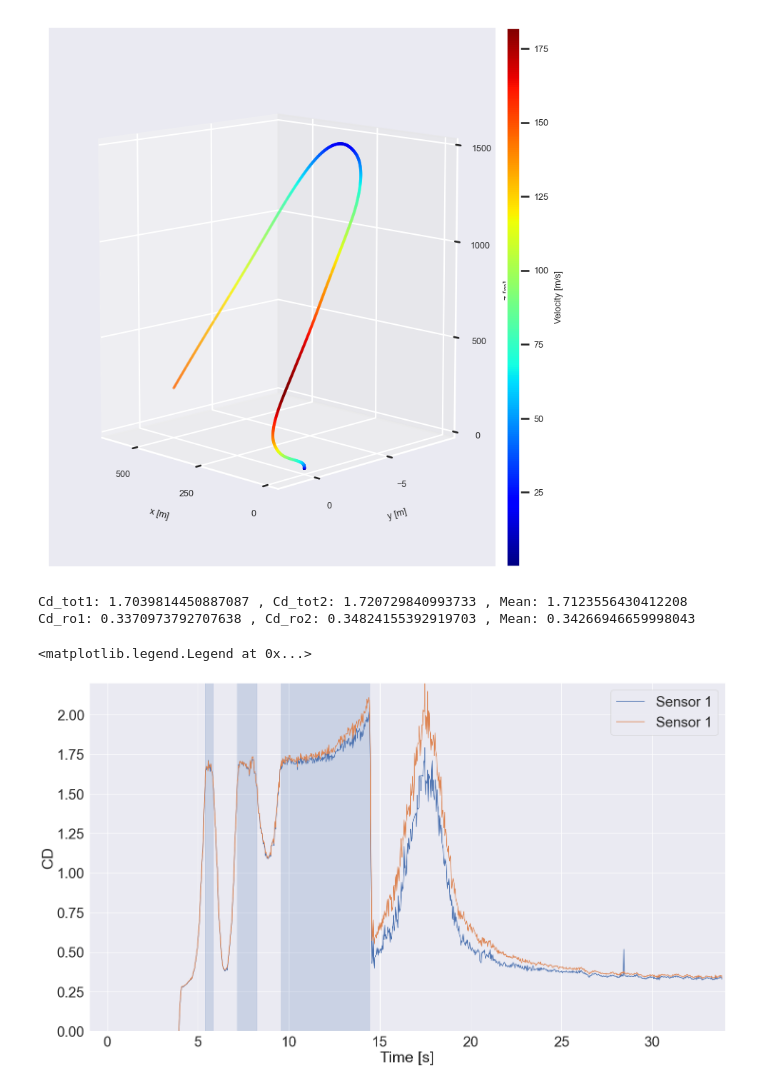
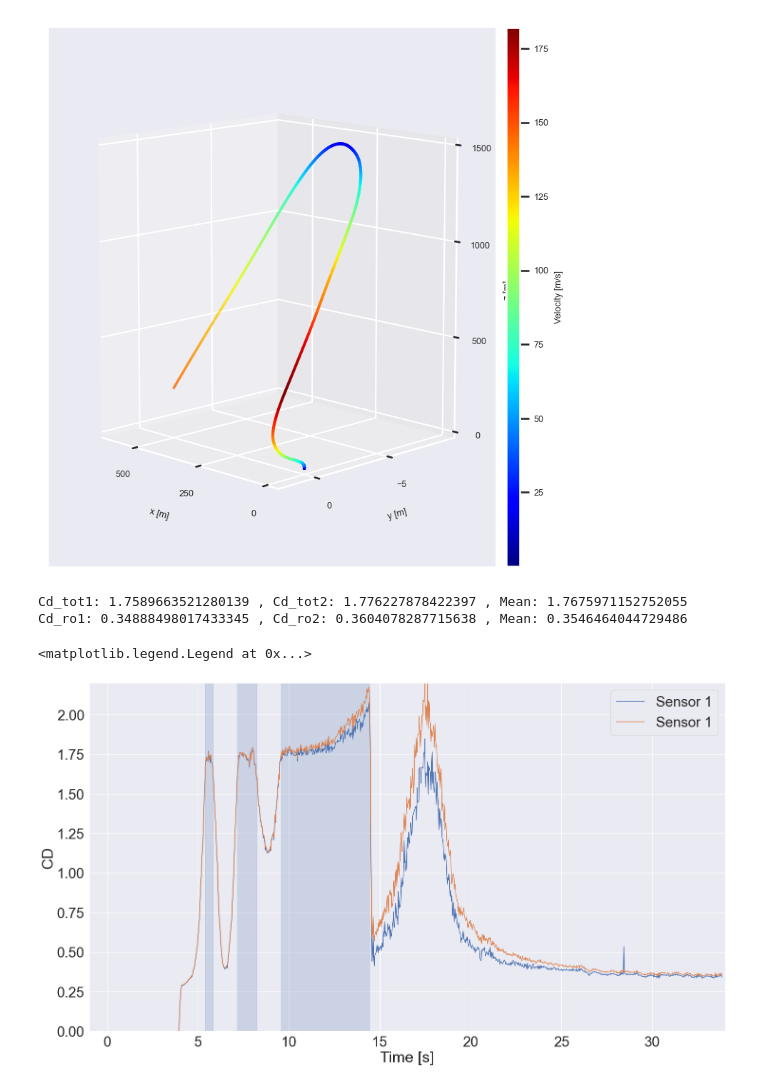
Before and after one commit to aris-space/euler-avionics, a Jupyter notebook: maiden_launch_analysis/maiden_launch_trajectory.ipynb, the cells around one changed output. Drawn from its saved outputs; the diff is of its cells as text; code cells hidden in the pictures.

```diff
--- a/maiden_launch_analysis/maiden_launch_trajectory.ipynb
+++ b/maiden_launch_analysis/maiden_launch_trajectory.ipynb
@@ -371,12 +371,12 @@ M = 0.0289644
 R_const = R_star / M
 n = (-g / (Temp_grad * R_const)) - 1
 Temp_0 = 273.15
-Temp_g = 10
+Temp_g = 20
 Temp_g = Temp_0 + Temp_g
 rho_sea = 1.225
 P_sea = 1.01325e5
 Temp_sea = 288.15
-Pressure_g = 85000
+Pressure_g = 84900
 
 m_empt = 31.5      # kg
 A_ref_rocket = np.pi * (0.179/2)**2
@@ -412,33 +412,33 @@ Cd_tot_mean = 0.5*(Cd_tot1+Cd_tot2)
 print("Cd_tot1:", Cd_tot1,", Cd_tot2:", Cd_tot2, ", Mean:", Cd_tot_mean)
 #plt.axvline(t1, color="black")
 #plt.axvline(t2, color="black")
 
 t3=30
 t4=33.5
 cond_cd_ro = (t_array>t3)&(t_array<t4)
 Cd_ro1 = Cd1[cond_cd_ro].mean()
 Cd_ro2 = Cd2[cond_cd_ro].mean()
 Cd_ro_mean = 0.5*(Cd_ro1+Cd_ro2)
 print("Cd_ro1:", Cd_ro1,", Cd_ro2:", Cd_ro2, ", Mean:", Cd_ro_mean)
 
 
 plt.plot(combined["Time [s]"][cond_launch], Cd1, label="Sensor 1")
 plt.plot(combined["Time [s]"][cond_launch], Cd2, label="Sensor 1")
 #plt.axvline(t3, color="black")
 #plt.axvline(t4, color="black")
 #plt.axhline(Cd_tot_mean, color="red")
 
 plt.ylim(0,2.2)
 plt.xlabel("Time [s]")
 plt.ylabel("CD")
 
 show_flight_events=False
 plot_events(plt)
 show_flight_events=True
 plt.xlim(-1, duration)
 plt.legend()
 # %% [output]
-Cd_tot1: 1.7039814450887087 , Cd_tot2: 1.720729840993733 , Mean: 1.7123556430412208
-Cd_ro1: 0.3370973792707638 , Cd_ro2: 0.34824155392919703 , Mean: 0.34266946659998043
+Cd_tot1: 1.7589663521280139 , Cd_tot2: 1.776227878422397 , Mean: 1.7675971152752055
+Cd_ro1: 0.34888498017433345 , Cd_ro2: 0.3604078287715638 , Mean: 0.3546464044729486
 <matplotlib.legend.Legend at 0x...>
-[figure, old version]
+[figure, new version]
```
Also changed, not shown: parts of 6 cells of this notebook.
